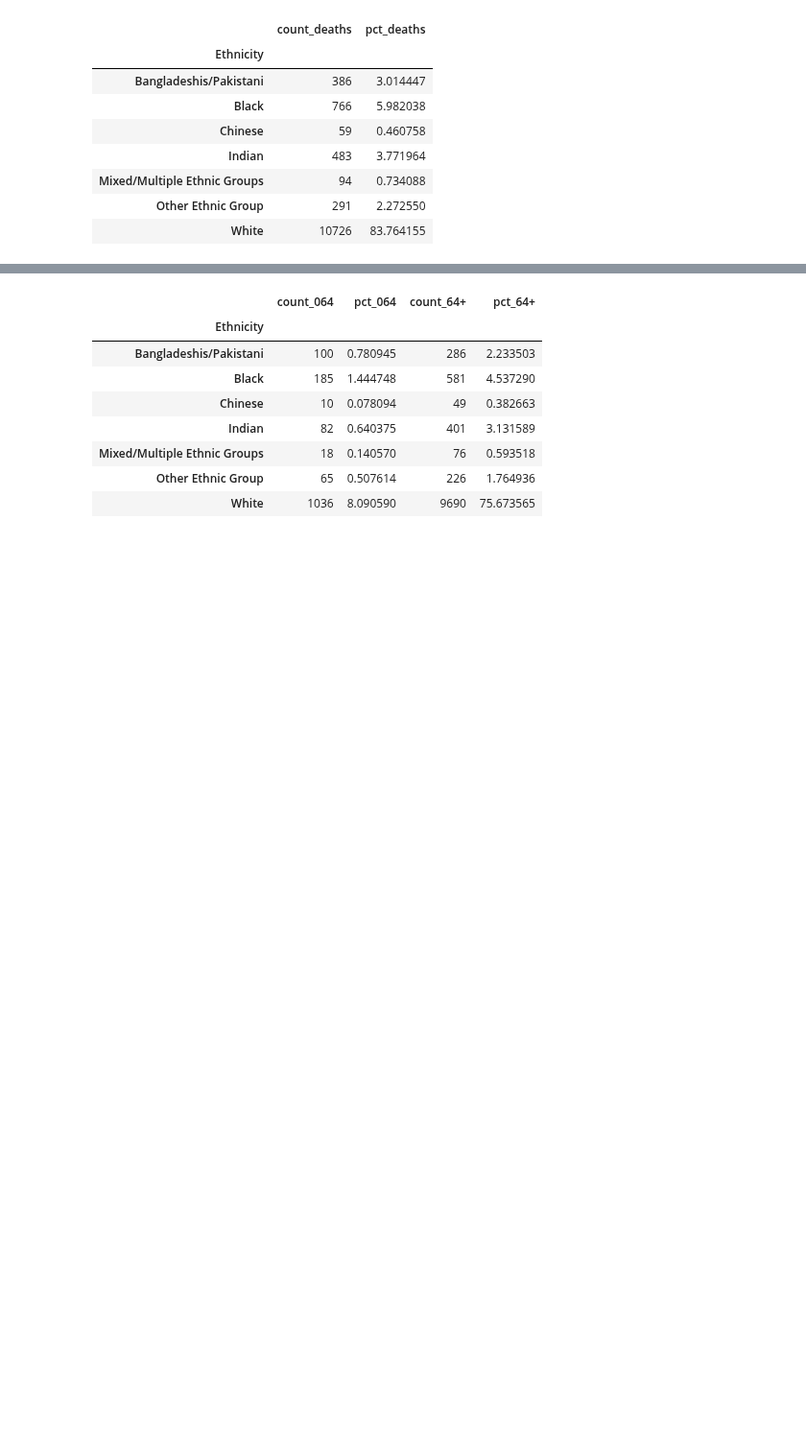
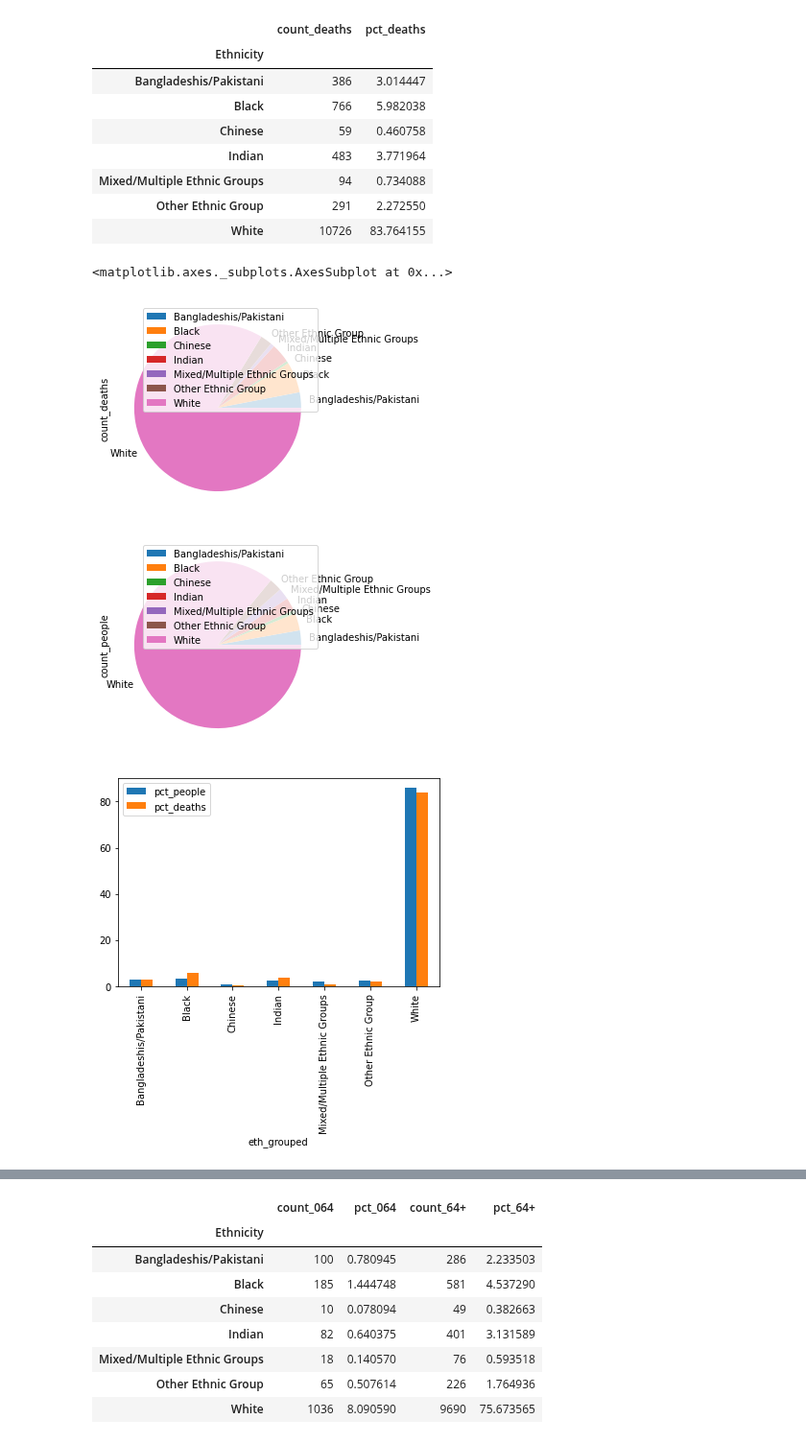
Before and after one commit to Quotennial/covid_bame, a Jupyter notebook: notebooks/simpsons_paradox.ipynb, the cells around one changed output, grey strips where cells are left out. Shown at 96% size. Drawn from its saved outputs; the diff is of its cells as text; code cells hidden in the pictures; blank space fills up the shorter version.

```diff
--- a/notebooks/simpsons_paradox.ipynb
+++ b/notebooks/simpsons_paradox.ipynb
@@ -41,9 +109,10 @@ df
 # %%
-df_grouped = df.groupby("Ethnicity").sum()
-total_deaths = df_grouped.sum()[0]
-df_grouped["pct_deaths"] = (df_grouped["Counts of Coronavirus-related deaths"]/total_deaths)*100
-df_grouped.columns = ["count_deaths", "pct_deaths"]
-df_grouped
+# Calculating as percentage of total deaths
+df_all_ages = df.groupby("Ethnicity").sum()
+total_deaths = df_all_ages.sum()[0] # all covid deaths
+df_all_ages["pct_deaths"] = (df_all_ages["Counts of Coronavirus-related deaths"]/total_deaths)*100
+df_all_ages.columns = ["count_deaths", "pct_deaths"]
+df_all_ages
 # %% [output]
 |  | count_deaths | pct_deaths |
 | Ethnicity |  |  |
@@ -54,3 +123,14 @@ df_grouped
 | Mixed/Multiple Ethnic Groups | 94 | 0.734088 |
 | Other Ethnic Group | 291 | 2.272550 |
 | White | 10726 | 83.764155 |
+# %%
+# Stage 1 plot percentage deaths against perventage population
+plot_df = eth_df.join(df_all_ages)
+plot_df.drop(columns = ["count_people", "pct_people", "pct_deaths"]).plot(kind='pie', subplots=True)
+plot_df.drop(columns = ["count_deaths", "pct_people", "pct_deaths"]).plot(kind='pie', subplots=True)
+plot_df.drop(columns = ["count_people", "count_deaths",]).plot(kind='bar')
+# %% [output]
+<matplotlib.axes._subplots.AxesSubplot at 0x...>
+[figure, added]
+[figure, added]
+[figure, added]
```
Also changed, not shown: parts of 29 cells of this notebook.
